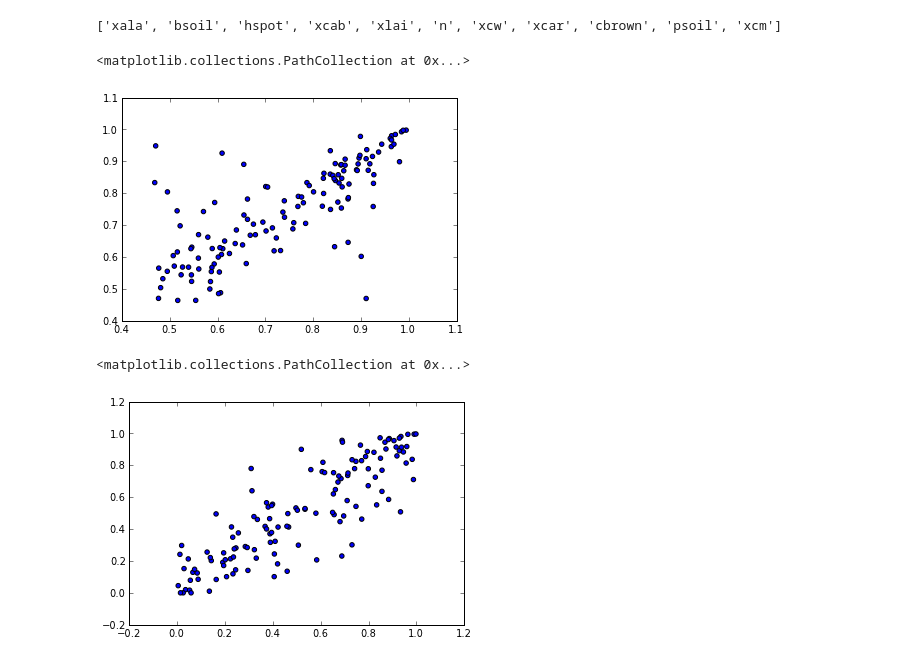
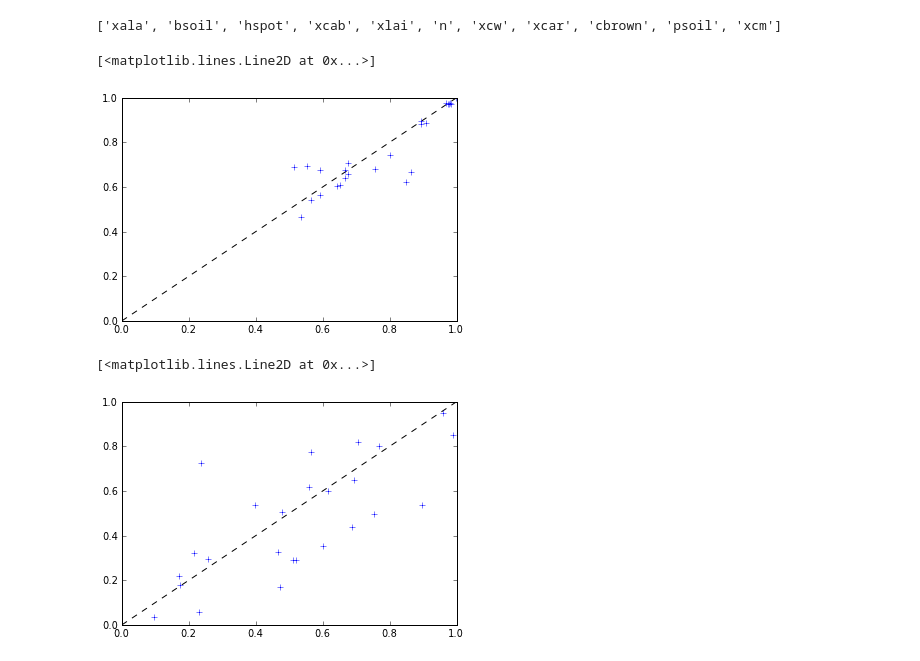
Before and after one commit to Geo-IASS/emulate_test, a Jupyter notebook: emulate_test2.ipynb, the cells around one changed output. Saved outputs shown, nothing was run; the diff lists cells and outputs as text; code cells hidden in the pictures.

```diff
--- a/emulate_test2.ipynb
+++ b/emulate_test2.ipynb
@@ -19,8 +19,8 @@ import pickle
 # full sprectum
 sensor = 'FullSpectrum'
 bands = None
-thresh = 0.98
-n = 300
+thresh = 0.95
+n = 500
 vza = 0.
 sza = 45.
 raa = 0.
@@ -372,7 +377,7 @@ true       :  {'bsoil': 1.8830570872371115, 'lai': 1.8875339453458606, 'cm': 0.0
 dare = {}
 dareF = []
 dareD = []
-nn = len(test_params['n'])/5
+nn = len(test_params['n'])/20
 for i in xrange(nn):
   solved,f,d = solver2(i,test_SB,gps,b,inputs_v=inputs_v,noshow=True,noplot=True,train_SB=train_SB)
   dare = addDict(dare,solved)
@@ -386,12 +391,14 @@ good = ~np.array([dareD[j]['warnflag'] != 0 for j in xrange(nn)])
 # %% [output]
 ['xala', 'bsoil', 'hspot', 'xcab', 'xlai', 'n', 'xcw', 'xcar', 'cbrown', 'psoil', 'xcm']
 # %%
-plt.scatter(xtruth['xcab'][:nn][good],xdare['xcab'][good])
+plt.plot([0.,1.],[0.,1.],'k--')
+plt.plot(xtruth['xcab'][:nn][good],xdare['xcab'][good],'+')
 # %% [output]
-<matplotlib.collections.PathCollection at 0x...>
+[<matplotlib.lines.Line2D at 0x...>]
-[figure, old version]
+[figure, new version]
 # %%
-plt.scatter(xtruth['xlai'][:nn][good],xdare['xlai'][good])
+plt.plot([0,1.],[0.,1.],'k--')
+plt.plot(xtruth['xlai'][:nn][good],xdare['xlai'][good],'+')
 # %% [output]
-<matplotlib.collections.PathCollection at 0x...>
+[<matplotlib.lines.Line2D at 0x...>]
-[figure, old version]
+[figure, new version]
```
Also changed, not shown: parts of 12 cells of this notebook, 1 other file.
